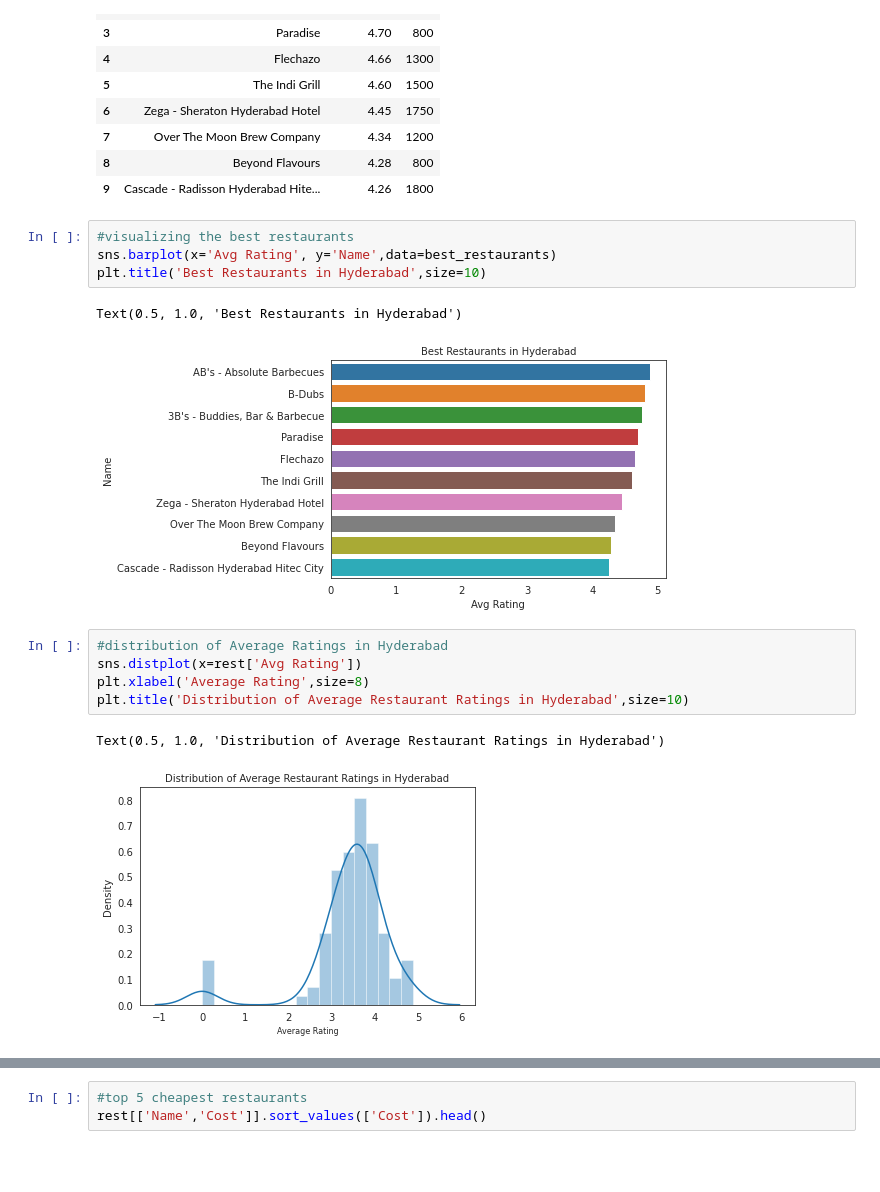
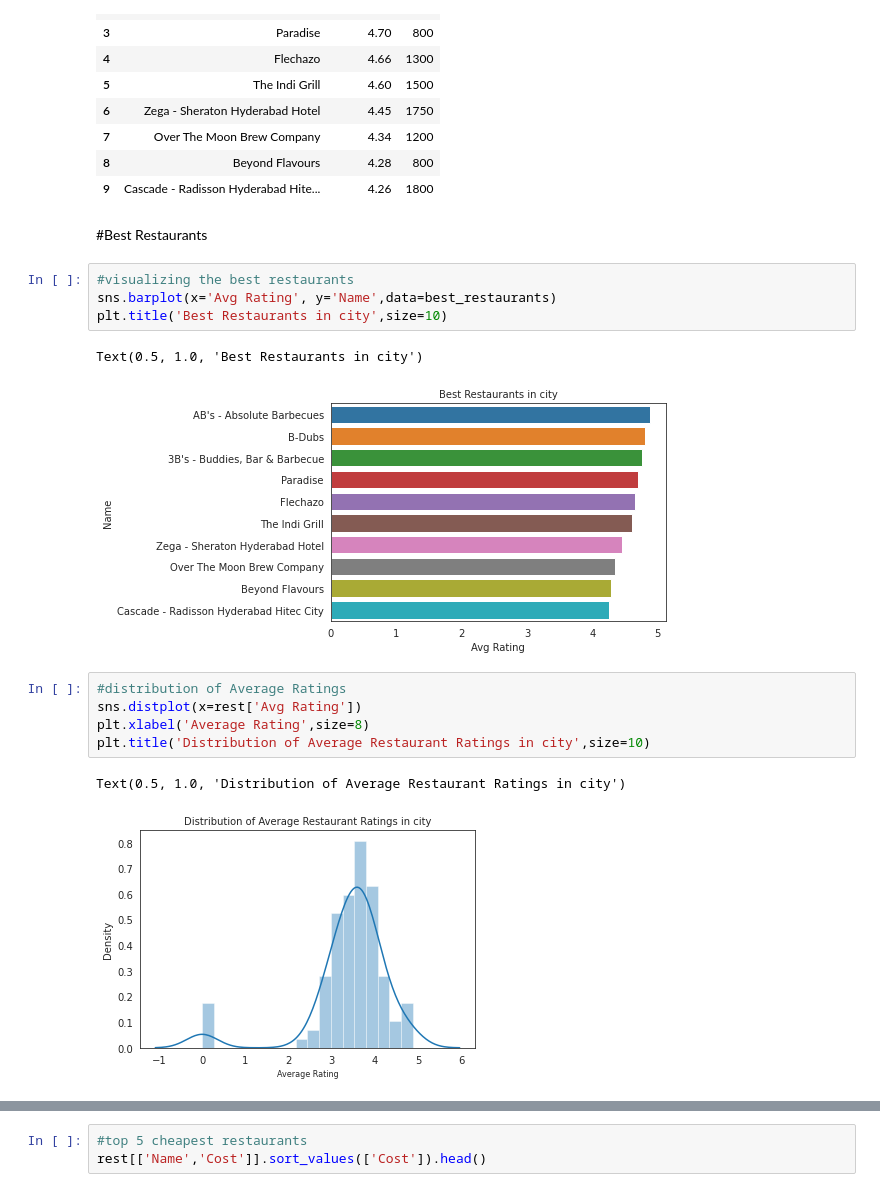
Before and after one commit to bharath967/ZOMATO-RESTAURANT-CLUSTERING-AND-SENTIMENT-ANALYSIS, a Jupyter notebook: ZOMATO_RESTAURANT_CLUSTERING_AND_SENTIMENT_ANALYSIS.ipynb, the cells around one changed output, grey strips where cells are left out. Cells and saved outputs as stored; diff of their text form; blank space fills up the shorter version.

```diff
--- a/ZOMATO_RESTAURANT_CLUSTERING_AND_SENTIMENT_ANALYSIS.ipynb
+++ b/ZOMATO_RESTAURANT_CLUSTERING_AND_SENTIMENT_ANALYSIS.ipynb
@@ -557,21 +600,23 @@ best_restaurants
 | 7 | Over The Moon Brew Company | 4.34 | 1200 |
 | 8 | Beyond Flavours | 4.28 | 800 |
 | 9 | Cascade - Radisson Hyderabad Hite... | 4.26 | 1800 |
+# %% [markdown]
+#Best Restaurants
 # %%
 #visualizing the best restaurants
 sns.barplot(x='Avg Rating', y='Name',data=best_restaurants)
-plt.title('Best Restaurants in Hyderabad',size=10)
+plt.title('Best Restaurants in city',size=10)
 # %% [output]
-Text(0.5, 1.0, 'Best Restaurants in Hyderabad')
+Text(0.5, 1.0, 'Best Restaurants in city')
-[figure, old version]
+[figure, new version]
 # %%
-#distribution of Average Ratings in Hyderabad
+#distribution of Average Ratings
 sns.distplot(x=rest['Avg Rating'])
 plt.xlabel('Average Rating',size=8)
-plt.title('Distribution of Average Restaurant Ratings in Hyderabad',size=10)
+plt.title('Distribution of Average Restaurant Ratings in city',size=10)
 # %% [output]
-Text(0.5, 1.0, 'Distribution of Average Restaurant Ratings in Hyderabad')
+Text(0.5, 1.0, 'Distribution of Average Restaurant Ratings in city')
-[figure, old version]
+[figure, new version]
 # %%
 #visualizing Restaurant Costs
 rest.sort_values(['Cost']).plot(x="Name", y=["Cost"], kind="bar", figsize=(20, 8))
```
Also changed, not shown: parts of 95 cells of this notebook.
